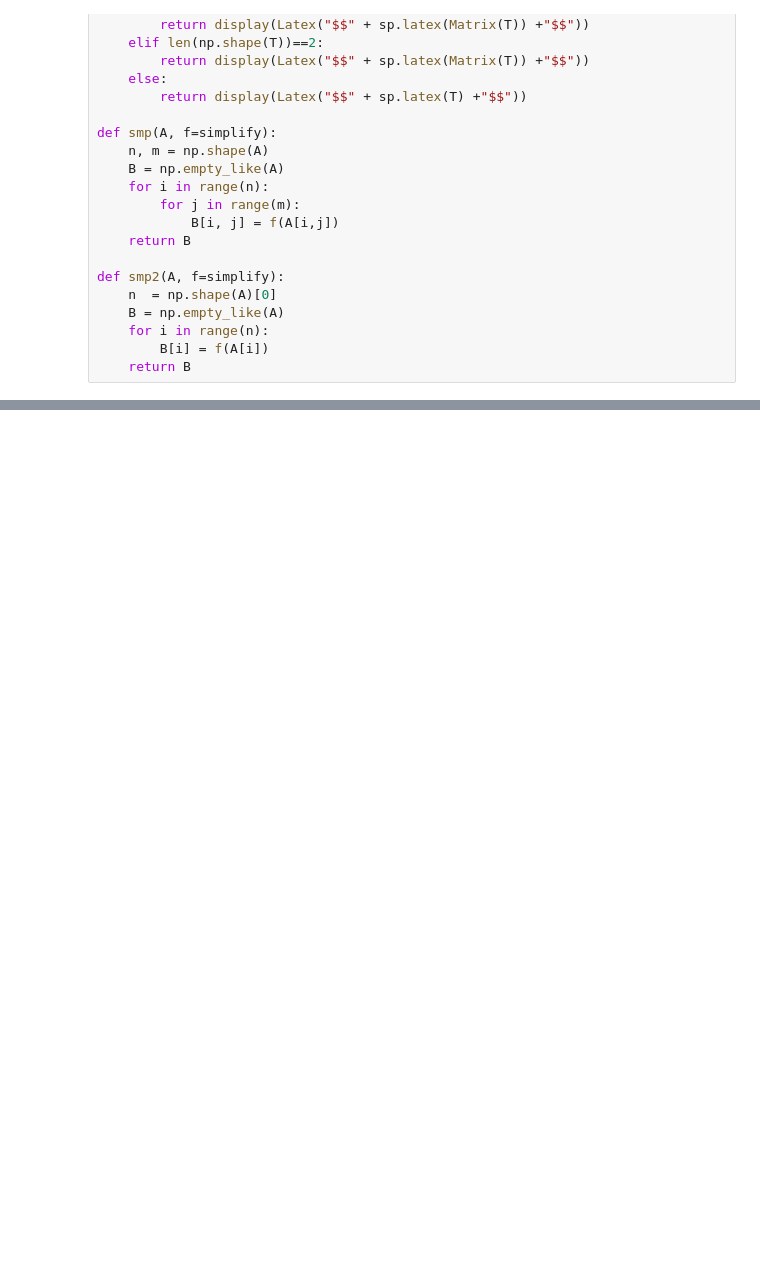
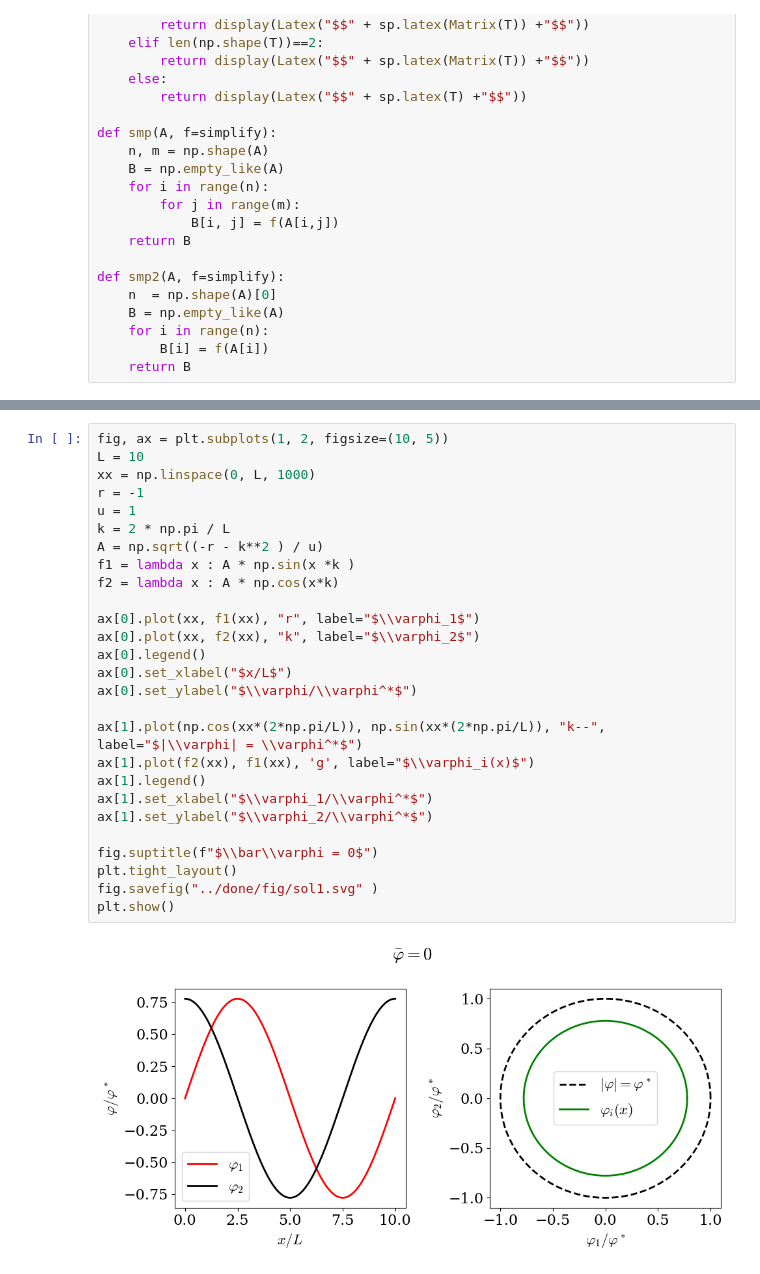
Before and after one commit to martkjoh/NRCH, a Jupyter notebook: done/solution.ipynb, the cells around one changed output, grey strips where cells are left out. Drawn from its saved outputs; the diff is of its cells as text; blank space fills up the shorter version.

```diff
--- a/done/solution.ipynb
+++ b/done/solution.ipynb
@@ -37 +64,30 @@ def smp2(A, f=simplify):
+# %%
+fig, ax = plt.subplots(1, 2, figsize=(10, 5))
+L = 10
+xx = np.linspace(0, L, 1000)
+r = -1
+u = 1
+k = 2 * np.pi / L
+A = np.sqrt((-r - k**2 ) / u)
+f1 = lambda x : A * np.sin(x *k )
+f2 = lambda x : A * np.cos(x*k)
+
+ax[0].plot(xx, f1(xx), "r", label="$\\varphi_1$")
+ax[0].plot(xx, f2(xx), "k", label="$\\varphi_2$")
+ax[0].legend()
+ax[0].set_xlabel("$x/L$")
+ax[0].set_ylabel("$\\varphi/\\varphi^*$")
+
+ax[1].plot(np.cos(xx*(2*np.pi/L)), np.sin(xx*(2*np.pi/L)), "k--", label="$|\\varphi| = \\varphi^*$")
+ax[1].plot(f2(xx), f1(xx), 'g', label="$\\varphi_i(x)$")
+ax[1].legend()
+ax[1].set_xlabel("$\\varphi_1/\\varphi^*$")
+ax[1].set_ylabel("$\\varphi_2/\\varphi^*$")
+
+fig.suptitle(f"$\\bar\\varphi = 0$")
+plt.tight_layout()
+fig.savefig("../done/fig/sol1.svg" )
+plt.show()
+# %% [output]
+[figure, added]
 # %%
```
Also changed, not shown: parts of 7 cells of this notebook, 15 other files.
